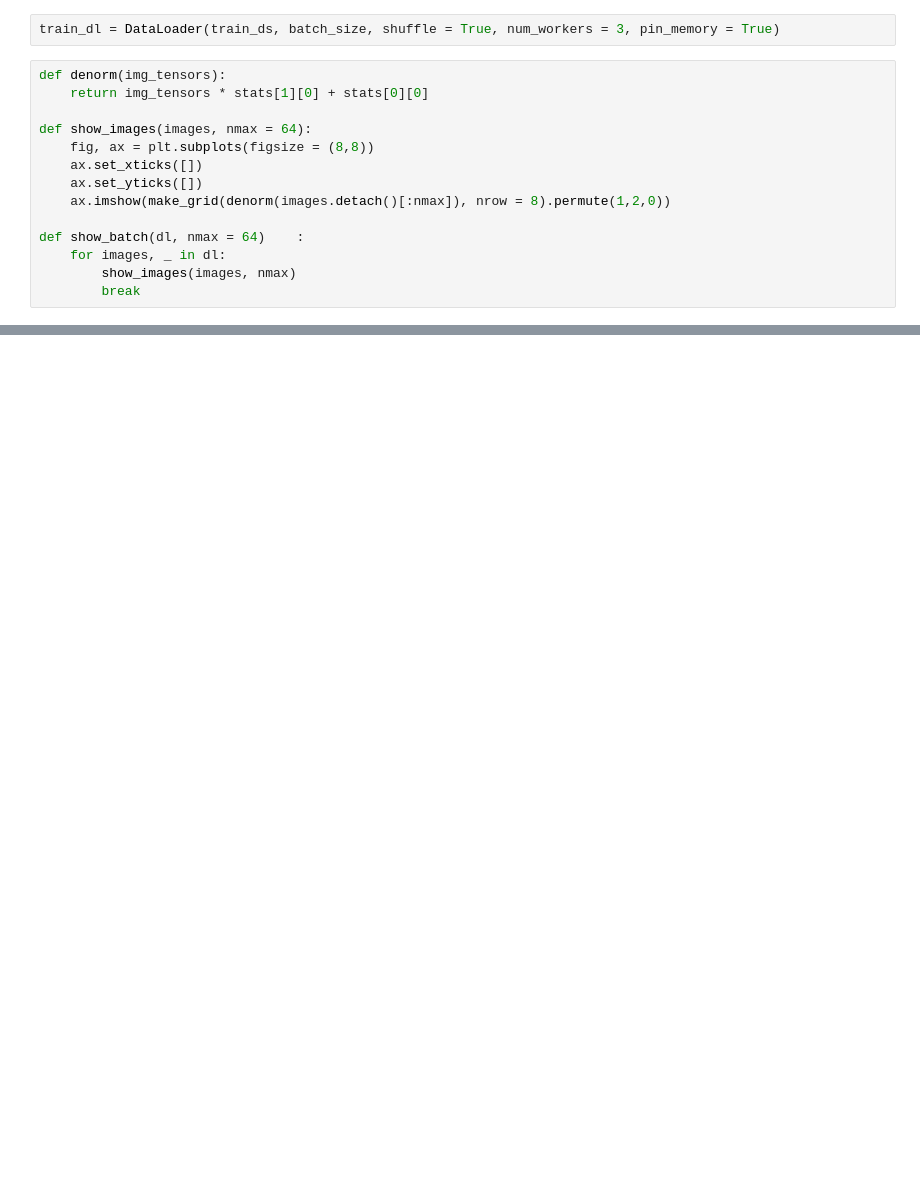
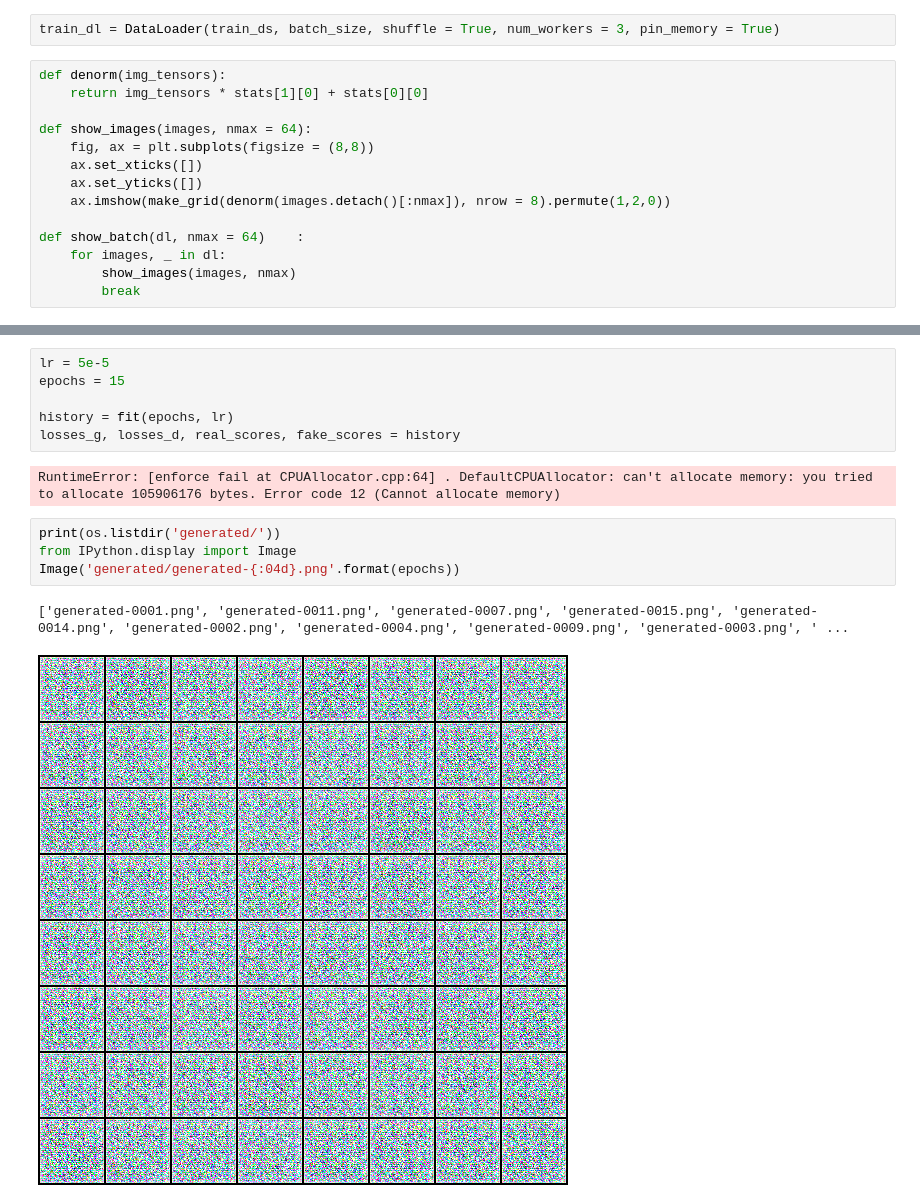
Before and after one commit to mihanick/FloorPlansGenerator, a Jupyter notebook: FloorPlanGenerator.ipynb, the cells around one changed output, grey strips where cells are left out. Drawn from its saved outputs; the diff is of its cells as text; blank space fills up the shorter version.

```diff
--- a/FloorPlanGenerator.ipynb
+++ b/FloorPlanGenerator.ipynb
@@ -52,0 +265,15 @@ show_batch(train_dl)
+# %%
+lr = 5e-5
+epochs = 15
+
+history = fit(epochs, lr)
+losses_g, losses_d, real_scores, fake_scores = history
+# %% [output]
+RuntimeError: [enforce fail at CPUAllocator.cpp:64] . DefaultCPUAllocator: can't allocate memory: you tried to allocate 105906176 bytes. Error code 12 (Cannot allocate memory)
+# %%
+print(os.listdir('generated/'))
+from IPython.display import Image
+Image('generated/generated-{:04d}.png'.format(epochs))
+# %% [output]
+['generated-0001.png', 'generated-0011.png', 'generated-0007.png', 'generated-0015.png', 'generated-0014.png', 'generated-0002.png', 'generated-0004.png', 'generated-0009.png', 'generated-0003.png', ' ...
+[figure, added]
```
Also changed, not shown: parts of 20 cells of this notebook.
